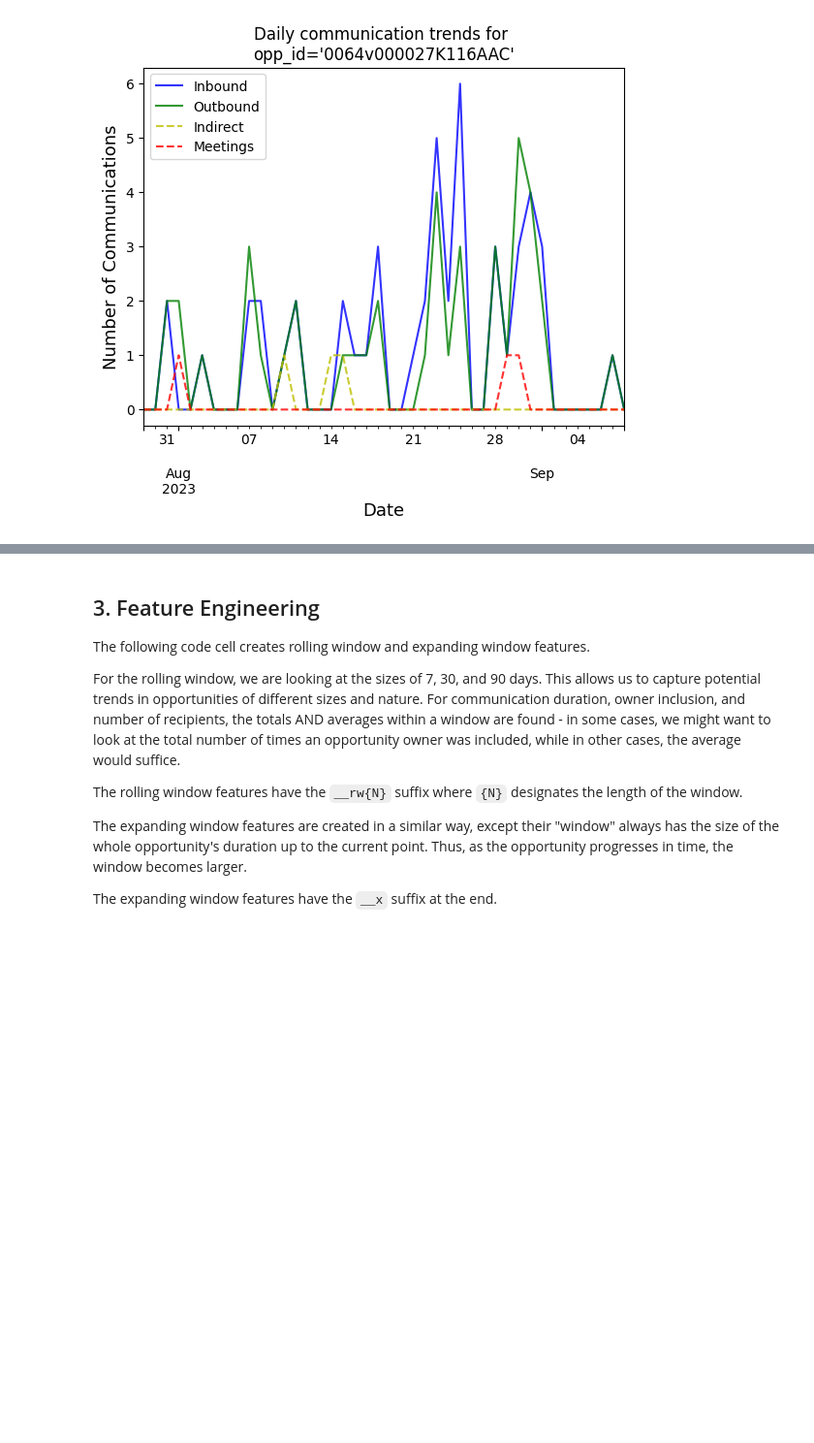
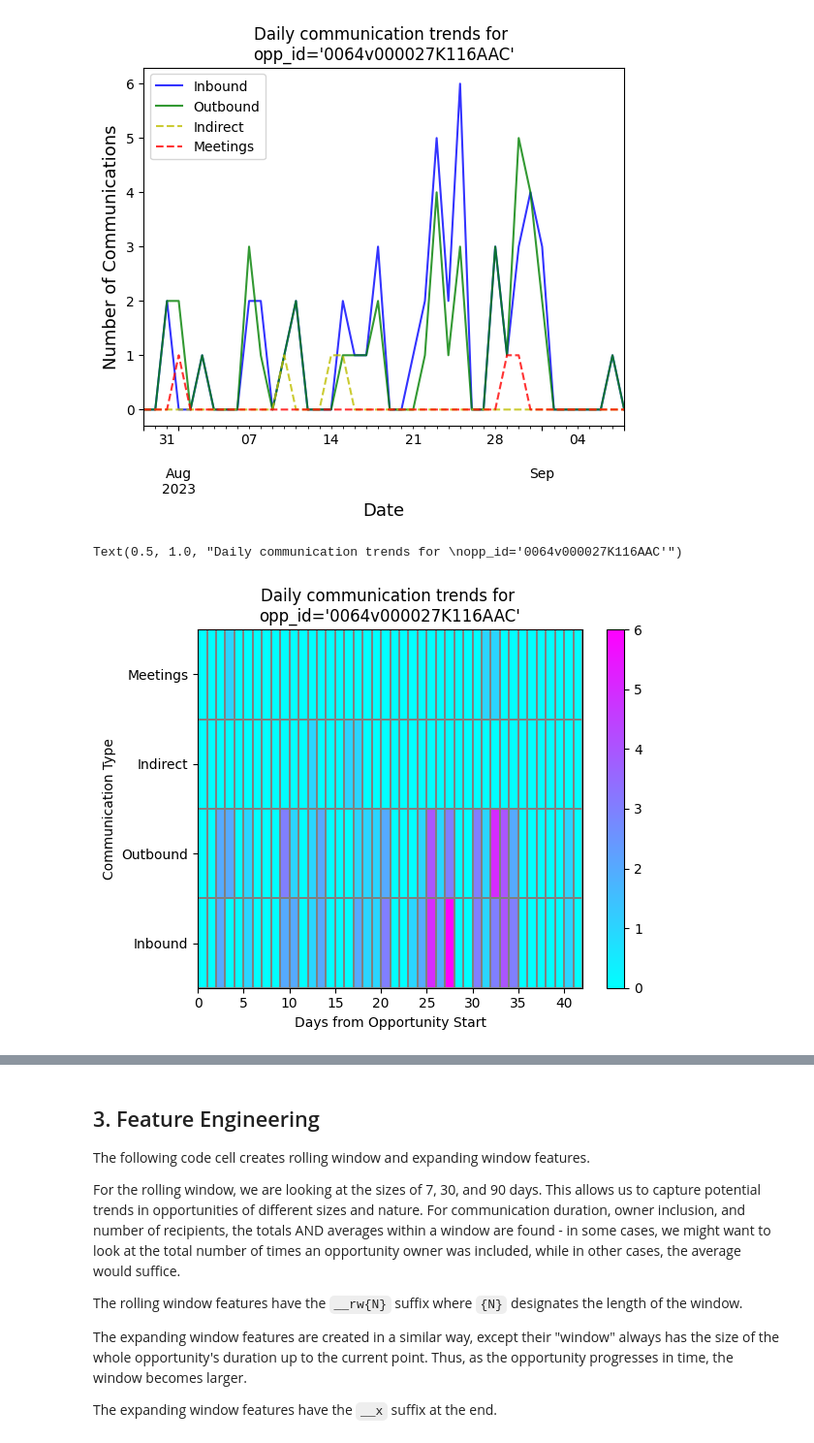
Before and after one commit to viktortsvil/capstone-rg, a Jupyter notebook: Data Processing.ipynb, the cells around one changed output, grey strips where cells are left out. Shown at 97% size. Saved outputs shown, nothing was run; the diff lists cells and outputs as text; code cells hidden in the pictures; blank space fills up the shorter version.

```diff
--- a/Data Processing.ipynb
+++ b/Data Processing.ipynb
@@ -231,3 +231,15 @@ ax.set_ylabel(ax.get_ylabel(), fontsize=13)
 plt.show()
 # %% [output]
 [figure]
+# %%
+subset = opp_df[opp_df.OpportunityId == opp_id]
+cols = ['n__fc', 'n__tc', 'n__fo', 'n__me']
+ax = plt.pcolormesh(subset[cols].values.T, cmap='cool', linewidth=0.02, edgecolors='gray')
+plt.colorbar(ax)
+plt.yticks((0.5, 1.5, 2.5, 3.5), ['Inbound', 'Outbound', 'Indirect', 'Meetings'])
+plt.xlabel("Days from Opportunity Start")
+plt.ylabel("Communication Type")
+plt.title(f'Daily communication trends for \n{opp_id=}')
+# %% [output]
+Text(0.5, 1.0, "Daily communication trends for \nopp_id='0064v000027K116AAC'")
+[figure, added]
```
Also changed, not shown: parts of 1 cell of this notebook, 8 other files.
